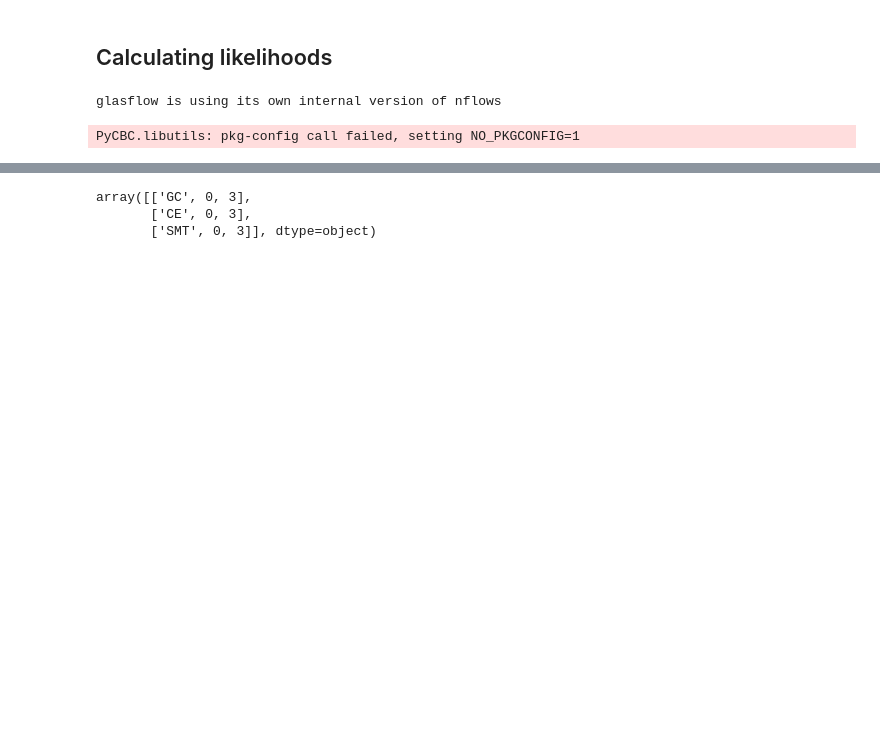
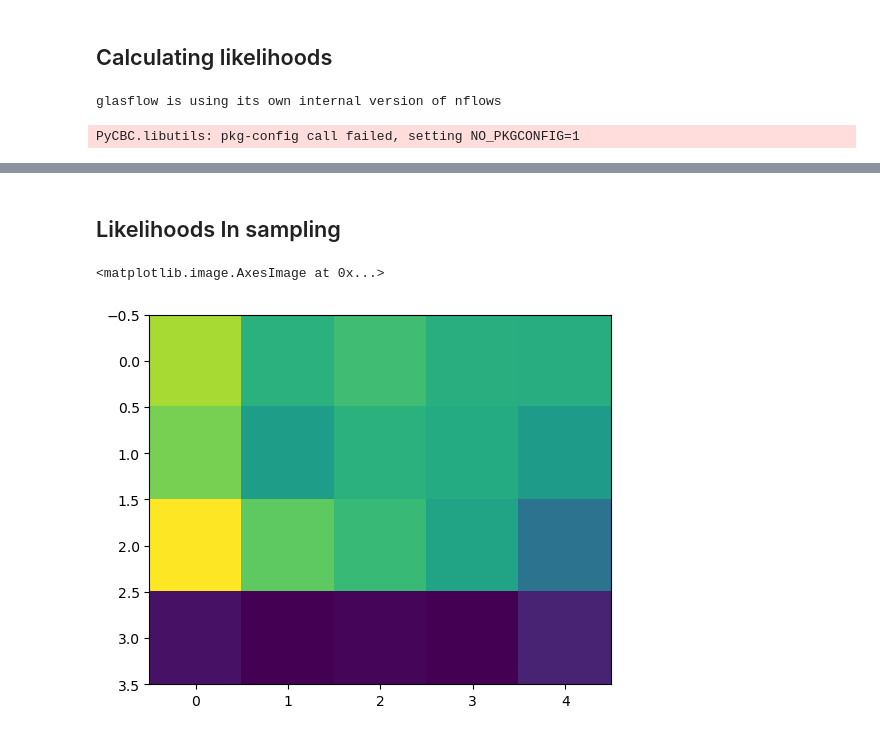
Before and after one commit to scolloms/AMAZE_model_selection, a Jupyter notebook: likelihood_calculation_test.ipynb, the cells around one changed output, grey strips where cells are left out. Cells and saved outputs as stored; diff of their text form; code cells hidden in the pictures; blank space fills up the shorter version.

Commit message:
testing KDE versus flow log likelihoods

```diff
--- a/likelihood_calculation_test.ipynb
+++ b/likelihood_calculation_test.ipynb
@@ -85,3 +30,0 @@ TypeError: unhashable type: 'list'
-# %%
-observations, obsdata, p_theta, events = gw_obs.generate_observations(params, gw_path, \
-                                            3, 'test', None)
@@ -136,11 +31,30 @@ array([1.87116108e-02, 2.30000000e-03, 3.67948417e-05, 6.36098040e-04,
-# %%
-import numpy as np
-submodel = np.array([0,3], dtype='object')
-channels =['GC','CE', 'SMT']
-
-stacked_submodels = np.reshape(np.tile(submodel, len(channels)), (len(channels),len(submodel)))
-np.insert(stacked_submodels, 0, channels, axis=1)
-# %% [output]
-array([['GC', 0, 3],
-       ['CE', 0, 3],
-       ['SMT', 0, 3]], dtype=object)
+# %% [markdown]
+## Likelihoods In sampling
+# %%
+#inputs: x, data, pop_models, submodels_dict, channels, use_flows
+hyperparams = list(set([x.split('/', 1)[1] for x in model_names]))
+Nhyper = np.max([len(x.split('/')) for x in hyperparams])
+channels = sorted(list(set([x.split('/')[0] for x in model_names])))
+
+# construct dict that relates submodels to their index number
+submodels_dict = {} #dummy index dict keys:0,1,2,3, items: particular models
+ctr=0 #associates with either chi_b or alpha (0 or 1)
+while ctr < Nhyper:
+    submodels_dict[ctr] = {}
+    hyper_set = sorted(list(set([x.split('/')[ctr] for x in hyperparams])))
+    for idx, model in enumerate(hyper_set): #idx associates with 0,1,2,3,(4) keys
+        submodels_dict[ctr][idx] = model
+    ctr += 1
+# %%
+flow_path="/Users/stormcolloms/Documents/PhD/Project_work/AMAZE_model_selection/flow_models/cosmo_weights/"
+flow['CE'].load_model(flow_path, 'CE')
+# %%
+lnlike_flow=np.zeros((4,5))
+for chibid in range(4):
+    for alphaid in range(5):
+        lnlike_flow[chibid,alphaid]=sample.lnlike([chibid,alphaid],obsdata, flow, submodels_dict, ['CE'], use_flows=True)
+# %%
+plt.imshow(lnlike_flow)
+# %% [output]
+<matplotlib.image.AxesImage at 0x...>
+[figure, added]
```
Also changed, not shown: parts of 9 cells of this notebook.
